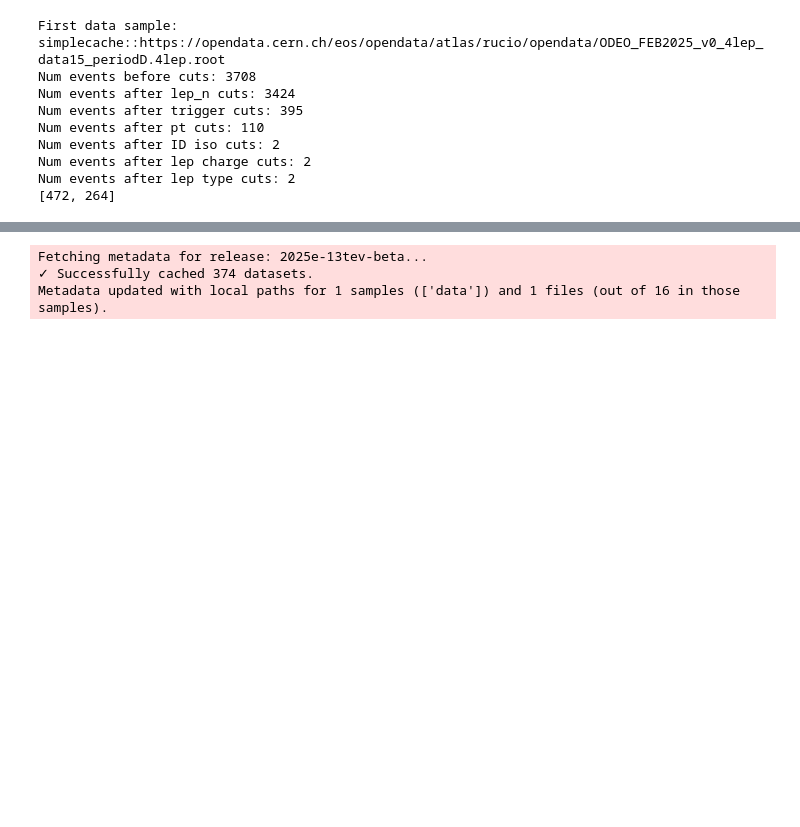
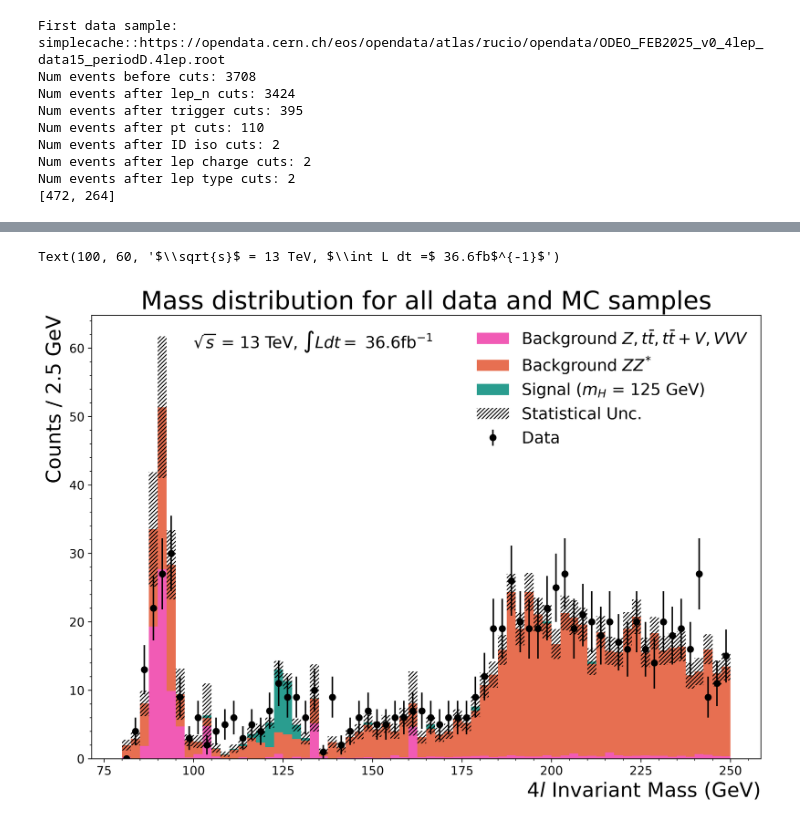
Before and after one commit to chrissellgrenbackup/intro-hep-project, a Jupyter notebook: higgs_analysis/HZZ_analysis.ipynb, the cells around one changed output, grey strips where cells are left out. Cells and saved outputs as stored; diff of their text form; code cells hidden in the pictures; blank space fills up the shorter version.

```diff
--- a/higgs_analysis/HZZ_analysis.ipynb
+++ b/higgs_analysis/HZZ_analysis.ipynb
@@ -320,5 +443,74 @@ Num of data events that pass cut: 1279
 # %%
+# Now make plots with data and MC
+
+# don't need to histogram the MC data because we are plotting them as hist, use plt.hist
+
+fig, ax = plt.subplots(figsize=(12,8),dpi=300)
+# make lists for the different MC samples for each of the attributes needed for plotting
+mc_masses = [] # each entry will be a list of the masses for that MC sample
+mc_weights = []
+mc_labels = []
+#TODO - rescue these colors
+#mc_colors = ['#6CBAA9','#E4A199','#E8A87C'] # pastel
+#mc_colors = ['#4A274E','#E4A199','#D3C5E5']
+mc_colors = ['#A8DADC', '#457B9D', '#1D3557'] # blue pastel
+mc_colors = ['#E9C46A', '#F4A261', '#E76F51']
+mc_colors = ['#FF9F1C', '#2EC4B6', '#118AB2']
+mc_colors = ['#FFB703', '#FF4D80', '#023047']
+mc_colors = ['#F15BB5', '#E76F51', '#2A9D8F']
+for s in allsamples:
+    if s != 'Data': # just MC samples
+        # make numpy lists of the mass+weights
+        thismc_mass = ak.to_numpy(allinfo[s]['mass'])
+        mc_masses.append(thismc_mass)
+        thismc_weights = ak.to_numpy(allinfo[s]['totalWeight'])
+        mc_weights.append(thismc_weights)
+        #mc_colors.append(allsamples[s]['color'])
+        mc_labels.append(s)
+
+mc_hist = ax.hist(mc_masses,bins=binlist,weights=mc_weights,
+        label=mc_labels,color=mc_colors,stacked=True)
+
+# this mc_hist object is a tuple, first entry is a 2D array for the height of the hist
+# the first entry is the heights of bins for first sample
+# if stacked=True, second entry is heights of first + second
+# third entry is height of first+second+third, etc.
+# so take the last row of the first element of the mc_hist tuple to get cumulative height
+mc_height_sum = mc_hist[0][-1]
+
+
+# now make error bars for the MC samples
+# in the tutorial files they only do error bars for the MC BG, i include signal
+# concatenate all mc weights and mass into long list
+mc_weights_all = np.concatenate(mc_weights)
+mc_masses_all = np.concatenate(mc_masses)
+# the total variance per bin is the weight^2
+# so histogram the masses with weight^2
+mc_var_hist = np.histogram(mc_masses_all,bins=binlist, weights=mc_weights_all**2)
+# np hist returns tuple, first element is bin height
+mc_err = np.sqrt(mc_var_hist[0])
+
+# plot mc errorbars
+# calc the bottom of the bar with the height of the total mc
+ax.bar(bincenters,height=mc_err*2,bottom=(mc_height_sum-mc_err),
+       hatch='//////',color='none',alpha=0.5,width=stepsize,label="Statistical Unc.")
+
+
+#TODO - find better text for labeling plot
+ax.errorbar(bincenters,data_y,yerr=data_y_err,fmt='o',color='black',label='Data')
+
+#TODO - explain plot, think about discrepencies between data and MC bg predictions
+#TODO - also think about the luminosity
+
+ax.set_xlabel(r"$4l$ Invariant Mass (GeV)",x=1,horizontalalignment ='right',fontsize=20)
+ax.set_ylabel(f'Counts / {stepsize} GeV',y=1,horizontalalignment ='right',fontsize=20)
+ax.set_title("Mass distribution for all data and MC samples",fontsize=25)
+ax.legend(frameon=False,fontsize=16)
+ax.xaxis.set_minor_locator(AutoMinorLocator())
+ax.yaxis.set_minor_locator(AutoMinorLocator())
+plt.xticks(fontsize=12)
+plt.yticks(fontsize=12)
+plt.text(100,60,r'$\sqrt{s}$ = 13 TeV, $\int L dt =$ 36.6fb$^{-1}$',fontsize=16)
 # %% [output]
-Fetching metadata for release: 2025e-13tev-beta...
-✓ Successfully cached 374 datasets.
-Metadata updated with local paths for 1 samples (['data']) and 1 files (out of 16 in those samples).
+Text(100, 60, '$\\sqrt{s}$ = 13 TeV, $\\int L dt =$ 36.6fb$^{-1}$')
+[figure, added]
```
Also changed, not shown: parts of 8 cells of this notebook.
